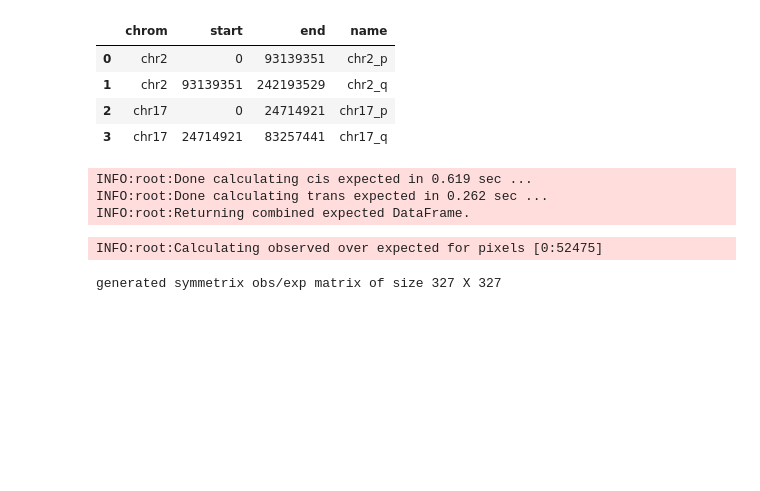
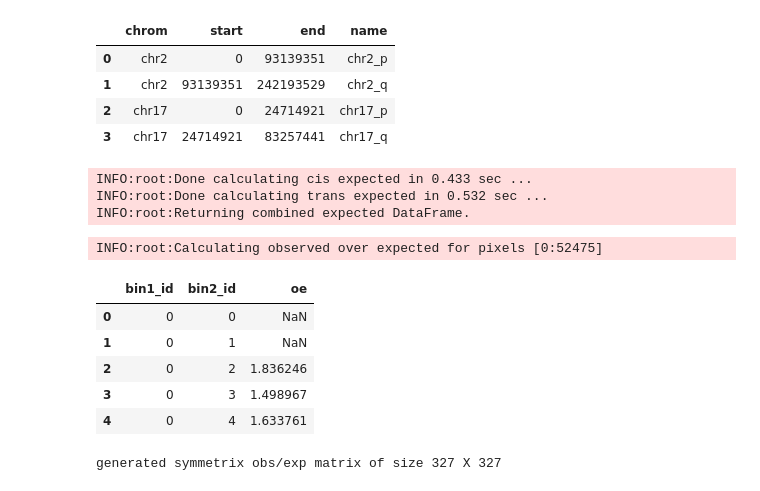
Before and after one commit to open2c/cooltools, a Jupyter notebook: cooltools/sandbox/observed_over_expected_example.ipynb, the cells around one changed output. Drawn from its saved outputs; the diff is of its cells as text; code cells hidden in the pictures; blank space fills up the shorter version.

Commit message:
revise expected_full api, optimise obs/exp generator

```diff
--- a/cooltools/sandbox/observed_over_expected_example.ipynb
+++ b/cooltools/sandbox/observed_over_expected_example.ipynb
@@ -41,29 +44,39 @@ hg38_arms
 # calculate full expected (cis + trans)
 expected_df = obs_over_exp_cooler.expected_full(
     clr,
-    cis_view_df=hg38_arms,
-    trans_view_df=None,
-    nproc=2,
+    view_df=hg38_arms,
+    smooth_cis=False,
+    aggregate_trans=True,
+    expected_column_name="expected",
+    nproc=4,
 )
 # %% [output]
-INFO:root:Done calculating cis expected in 0.619 sec ...
-INFO:root:Done calculating trans expected in 0.262 sec ...
+INFO:root:Done calculating cis expected in 0.433 sec ...
+INFO:root:Done calculating trans expected in 0.532 sec ...
 INFO:root:Returning combined expected DataFrame.
 # %%
 # collect obs/exp for chunks of pixel table (in memory for 1Mb cooler)
 results = []
 for oe_chunk in obs_over_exp_cooler.obs_over_exp_generator(
         clr,
         expected_df,
-        cis_view_df=hg38_arms,
+        view_df=hg38_arms,
+        expected_column_name="expected",
         oe_column_name='oe',
         chunksize=1_000_000,
     ):
     results.append(oe_chunk)
 # concat chunks into single DataFrame - res_df - is a new pixel table - sparse matrix
 res_df = pd.concat(results, ignore_index=True)
+res_df.head()
 # %% [output]
 INFO:root:Calculating observed over expected for pixels [0:52475]
+|  | bin1_id | bin2_id | oe |
+| 0 | 0 | 0 | NaN |
+| 1 | 0 | 1 | NaN |
+| 2 | 0 | 2 | 1.836246 |
+| 3 | 0 | 3 | 1.498967 |
+| 4 | 0 | 4 | 1.633761 |
 # %%
 # res_df: sparse matrix -> dense matrix for plotting
 N = len(clr.bins())
```
Also changed, not shown: parts of 5 cells of this notebook, 1 other file.
